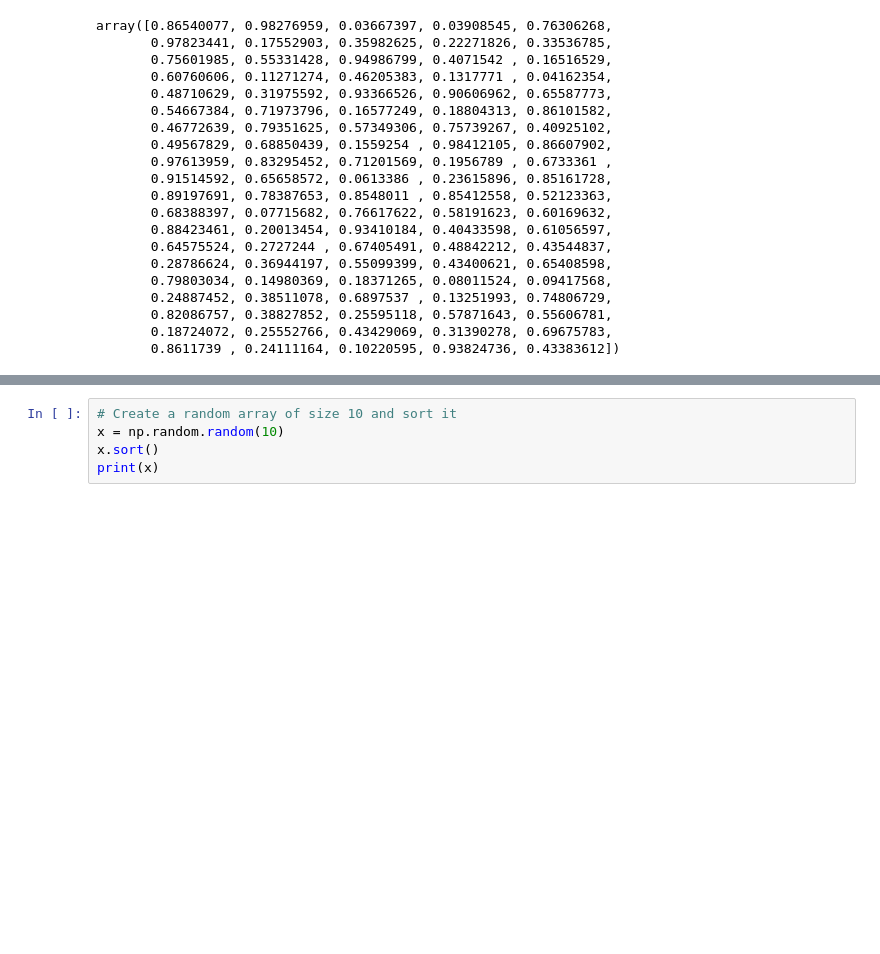
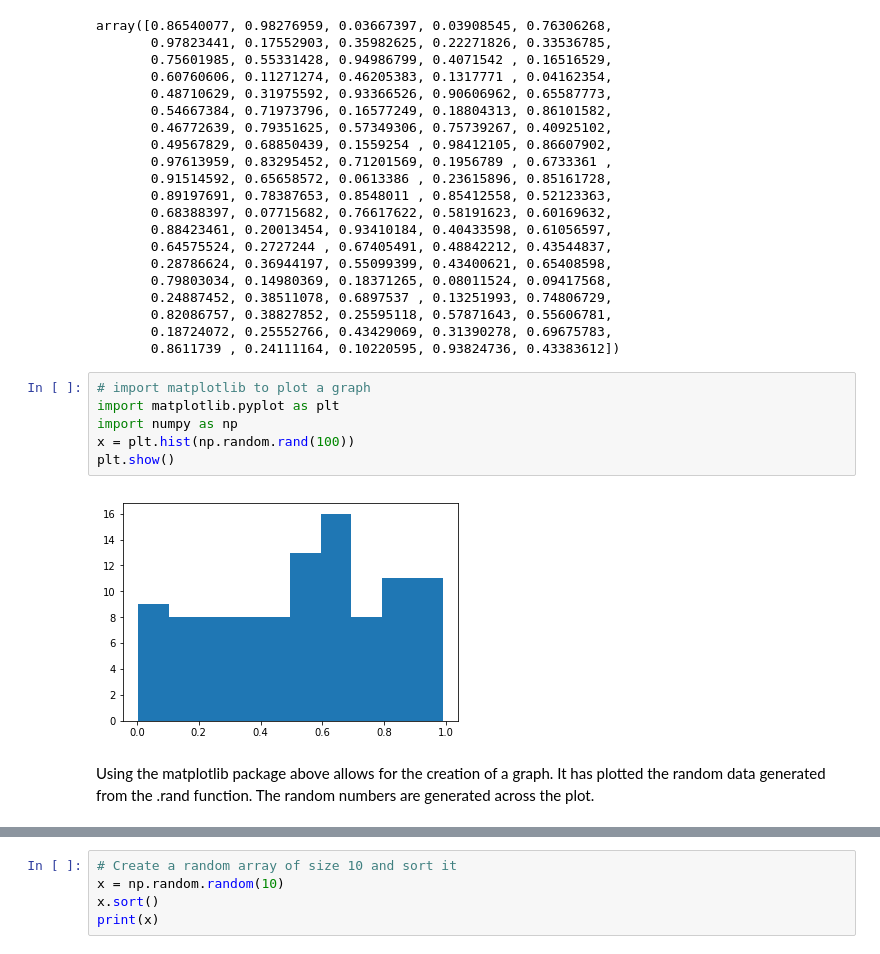
Before and after one commit to shakti230/numpy-random, a Jupyter notebook: numpy-random.ipynb, the cells around one changed output, grey strips where cells are left out. Cells and saved outputs as stored; diff of their text form; blank space fills up the shorter version.

```diff
--- a/numpy-random.ipynb
+++ b/numpy-random.ipynb
@@ -183,3 +191,13 @@ array([0.86540077, 0.98276959, 0.03667397, 0.03908545, 0.76306268,
        0.82086757, 0.38827852, 0.25595118, 0.57871643, 0.55606781,
        0.18724072, 0.25552766, 0.43429069, 0.31390278, 0.69675783,
        0.8611739 , 0.24111164, 0.10220595, 0.93824736, 0.43383612])
+# %%
+# import matplotlib to plot a graph
+import matplotlib.pyplot as plt
+import numpy as np
+x = plt.hist(np.random.rand(100))
+plt.show()
+# %% [output]
+[figure, added]
+# %% [markdown]
+Using the matplotlib package above allows for the creation of a graph. It has plotted the random data generated from the .rand function. The random numbers are generated across the plot.
```
Also changed, not shown: parts of 40 cells of this notebook.
